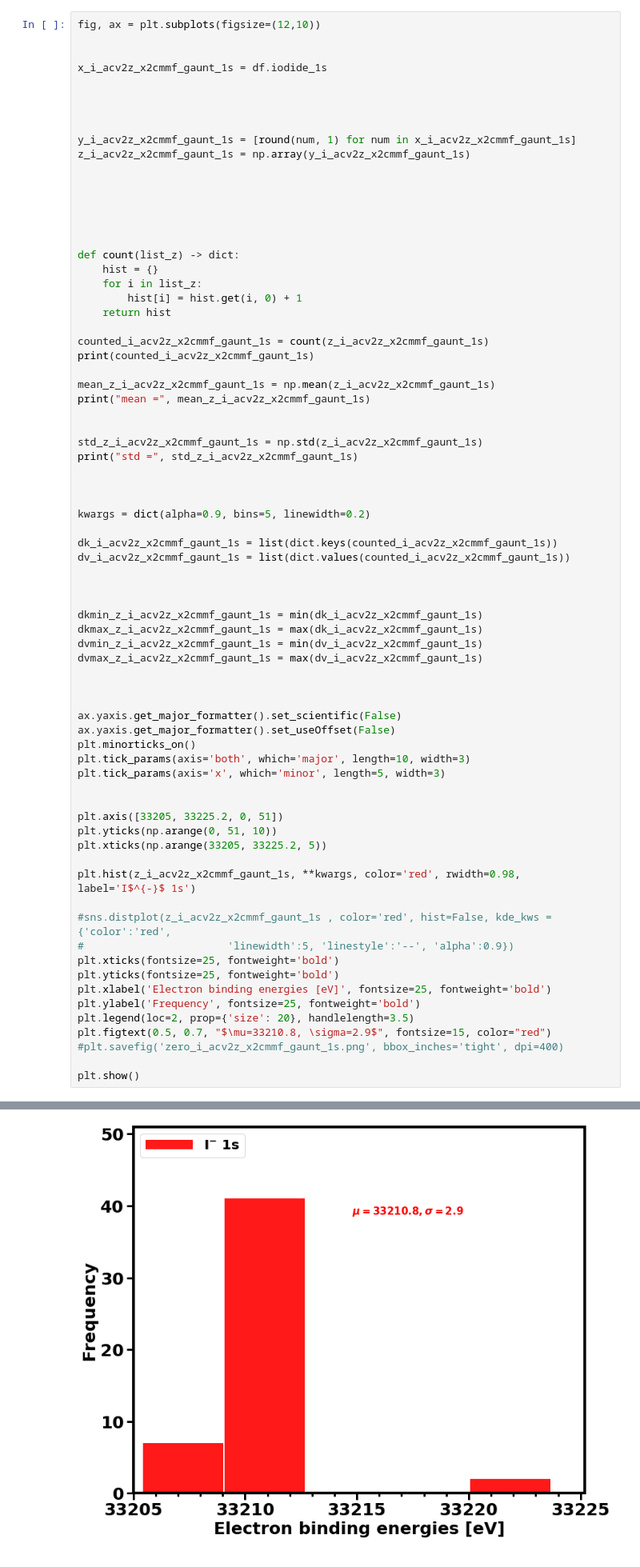
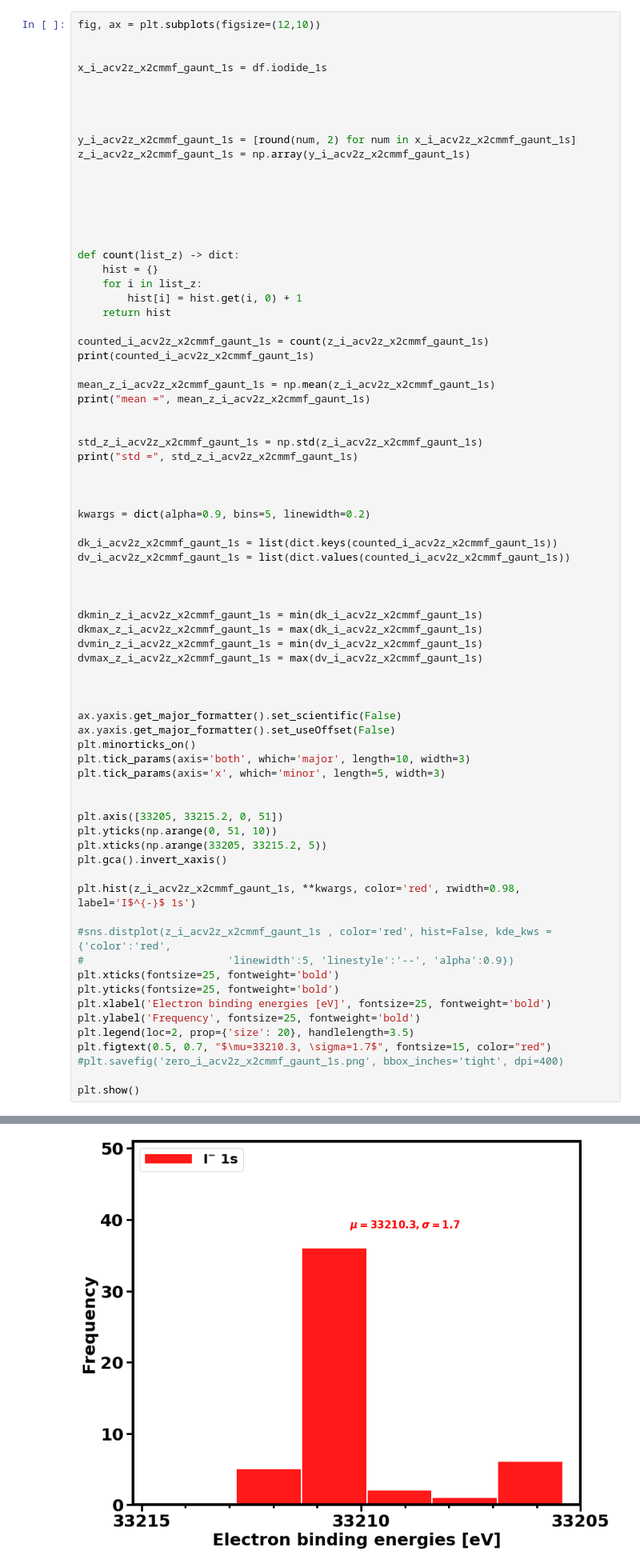
Before and after one commit to richopoku/Iodide_project_graphs_binder, a Jupyter notebook: Iodide_coreproperties.ipynb, the cells around one changed output, grey strips where cells are left out. Shown at 80% size. Cells and saved outputs as stored; diff of their text form.

```diff
--- a/Iodide_coreproperties.ipynb
+++ b/Iodide_coreproperties.ipynb
@@ -47,7 +47,7 @@ x_i_acv2z_x2cmmf_gaunt_1s = df.iodide_1s
 
 
 
-y_i_acv2z_x2cmmf_gaunt_1s = [round(num, 1) for num in x_i_acv2z_x2cmmf_gaunt_1s]
+y_i_acv2z_x2cmmf_gaunt_1s = [round(num, 2) for num in x_i_acv2z_x2cmmf_gaunt_1s]
 z_i_acv2z_x2cmmf_gaunt_1s = np.array(y_i_acv2z_x2cmmf_gaunt_1s)
 
 
@@ -94,9 +94,10 @@ plt.tick_params(axis='both', which='major', length=10, width=3)
 plt.tick_params(axis='x', which='minor', length=5, width=3)
 
 
-plt.axis([33205, 33225.2, 0, 51])
+plt.axis([33205, 33215.2, 0, 51])
 plt.yticks(np.arange(0, 51, 10))
-plt.xticks(np.arange(33205, 33225.2, 5))
+plt.xticks(np.arange(33205, 33215.2, 5))
+plt.gca().invert_xaxis()
 
 plt.hist(z_i_acv2z_x2cmmf_gaunt_1s, **kwargs, color='red', rwidth=0.98, label='I$^{-}$ 1s')
 
@@ -107,7 +108,7 @@ plt.yticks(fontsize=25, fontweight='bold')
 plt.xlabel('Electron binding energies [eV]', fontsize=25, fontweight='bold')
 plt.ylabel('Frequency', fontsize=25, fontweight='bold')
 plt.legend(loc=2, prop={'size': 20}, handlelength=3.5)
-plt.figtext(0.5, 0.7, "$\mu=33210.8, \sigma=2.9$", fontsize=15, color="red")
+plt.figtext(0.5, 0.7, "$\mu=33210.3, \sigma=1.7$", fontsize=15, color="red")
 #plt.savefig('zero_i_acv2z_x2cmmf_gaunt_1s.png', bbox_inches='tight', dpi=400)
 
 plt.show()
@@ -118,4 +119,4 @@ std = 2.9107497315981083
-[figure, old version]
+[figure, new version]
 # %%
 fig, ax = plt.subplots(figsize=(12,10))
 
```
Also changed, not shown: parts of 9 cells of this notebook, 1 other file.
